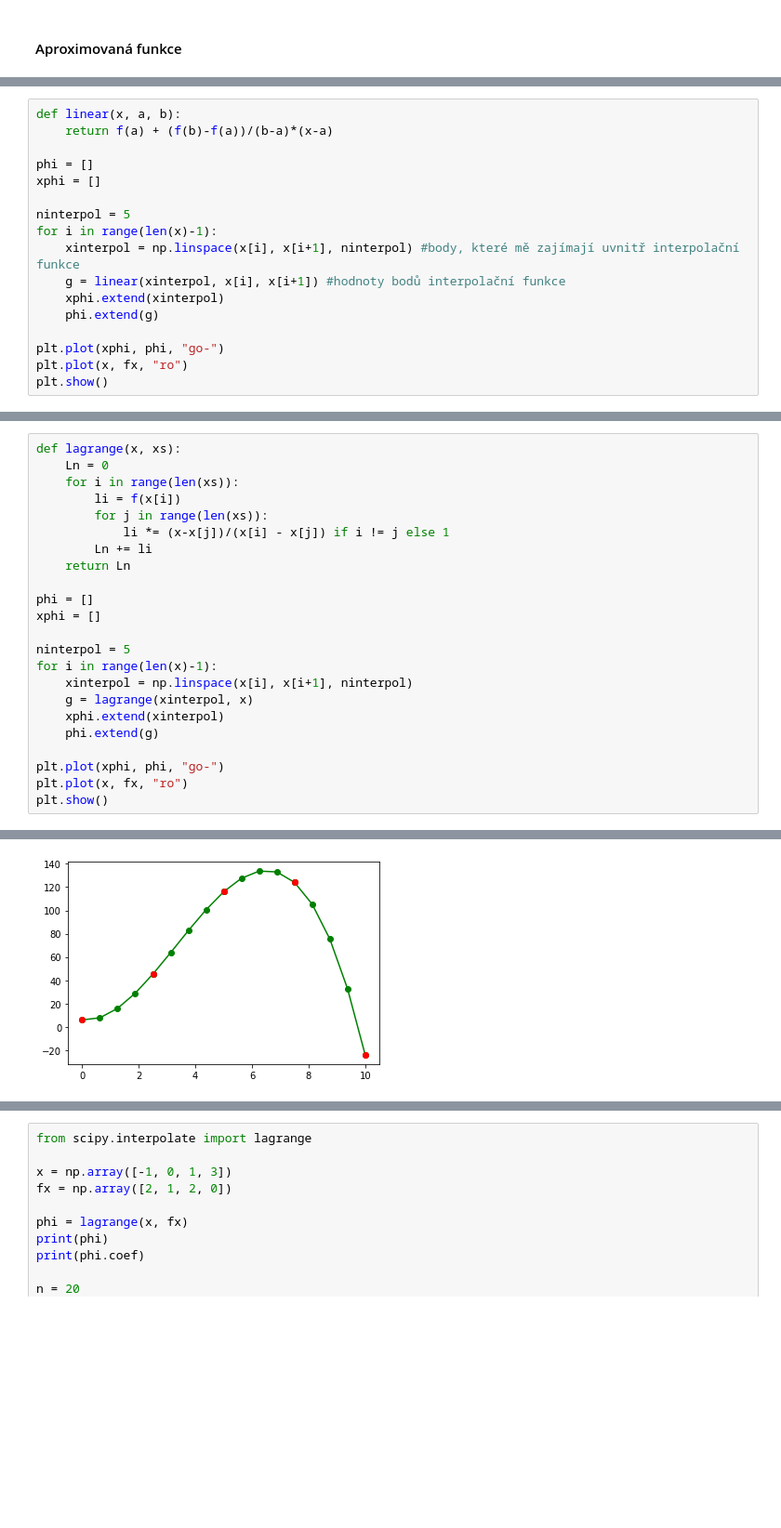
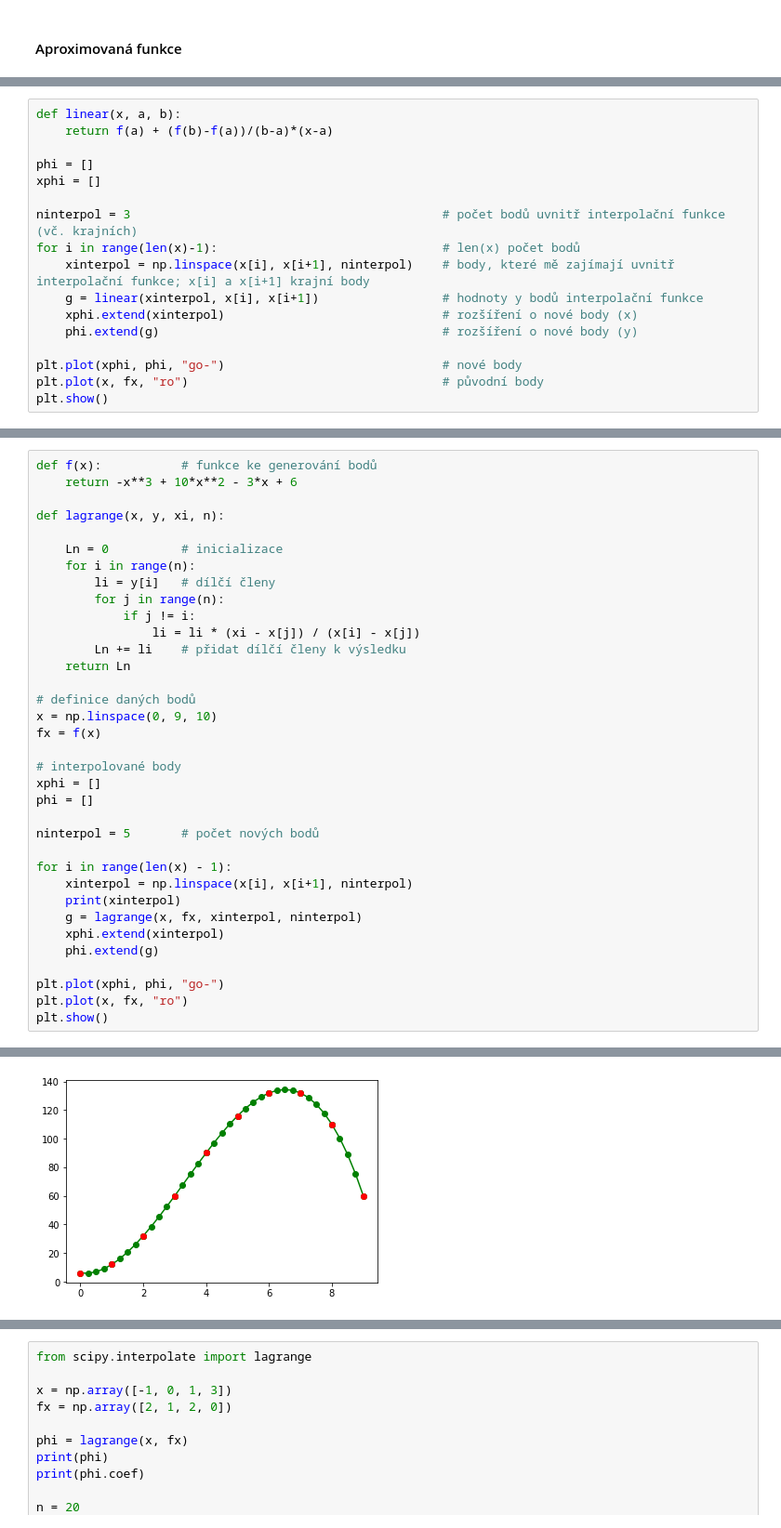
Before and after one commit to pkbcz/MSW2, a Jupyter notebook: 05 Interpolace aproximace.ipynb, the cells around one changed output, grey strips where cells are left out. Shown at 93% size. Cells and saved outputs as stored; diff of their text form; blank space fills up the shorter version.

```diff
--- a/05 Interpolace aproximace.ipynb
+++ b/05 Interpolace aproximace.ipynb
@@ -43,14 +52,14 @@ def linear(x, a, b):
 phi = []
 xphi = []
 
-ninterpol = 5
-for i in range(len(x)-1):
-    xinterpol = np.linspace(x[i], x[i+1], ninterpol) #body, které mě zajímají uvnitř interpolační funkce
-    g = linear(xinterpol, x[i], x[i+1]) #hodnoty bodů interpolační funkce
-    xphi.extend(xinterpol)
-    phi.extend(g)
+ninterpol = 3                                           # počet bodů uvnitř interpolační funkce (vč. krajních)
+for i in range(len(x)-1):                               # len(x) počet bodů
+    xinterpol = np.linspace(x[i], x[i+1], ninterpol)    # body, které mě zajímají uvnitř interpolační funkce; x[i] a x[i+1] krajní body
+    g = linear(xinterpol, x[i], x[i+1])                 # hodnoty y bodů interpolační funkce
+    xphi.extend(xinterpol)                              # rozšíření o nové body (x)
+    phi.extend(g)                                       # rozšíření o nové body (y)
 
-plt.plot(xphi, phi, "go-")
-plt.plot(x, fx, "ro")
+plt.plot(xphi, phi, "go-")                              # nové body
+plt.plot(x, fx, "ro")                                   # původní body
 plt.show()
 # %% [output]
@@ -108,22 +136,34 @@ plt.show()
 
 <img src="MS5_soubory/lagrange.png" alt="Drawing" style="width: 600px;"/>
 # %%
-def lagrange(x, xs):
-    Ln = 0
-    for i in range(len(xs)):
-        li = f(x[i])
-        for j in range(len(xs)):
-            li *= (x-x[j])/(x[i] - x[j]) if i != j else 1
-        Ln += li
+def f(x):           # funkce ke generování bodů
+    return -x**3 + 10*x**2 - 3*x + 6
+
+def lagrange(x, y, xi, n):
+
+    Ln = 0          # inicializace
+    for i in range(n):
+        li = y[i]   # dílčí členy
+        for j in range(n):
+            if j != i:
+                li = li * (xi - x[j]) / (x[i] - x[j])
+        Ln += li    # přidat dílčí členy k výsledku
     return Ln
 
+# definice daných bodů
+x = np.linspace(0, 9, 10)
+fx = f(x)
+
+# interpolované body
+xphi = []
 phi = []
-xphi = []
 
-ninterpol = 5
-for i in range(len(x)-1):
+ninterpol = 5       # počet nových bodů
+
+for i in range(len(x) - 1):
     xinterpol = np.linspace(x[i], x[i+1], ninterpol)
-    g = lagrange(xinterpol, x)
+    print(xinterpol)
+    g = lagrange(x, fx, xinterpol, ninterpol)
     xphi.extend(xinterpol)
     phi.extend(g)
 
@@ -134,4 +183,4 @@ plt.show()
-[figure, old version]
+[figure, new version]
 # %% [markdown]
 cvičení
 
```
Also changed, not shown: parts of 21 cells of this notebook, 2 other files.
